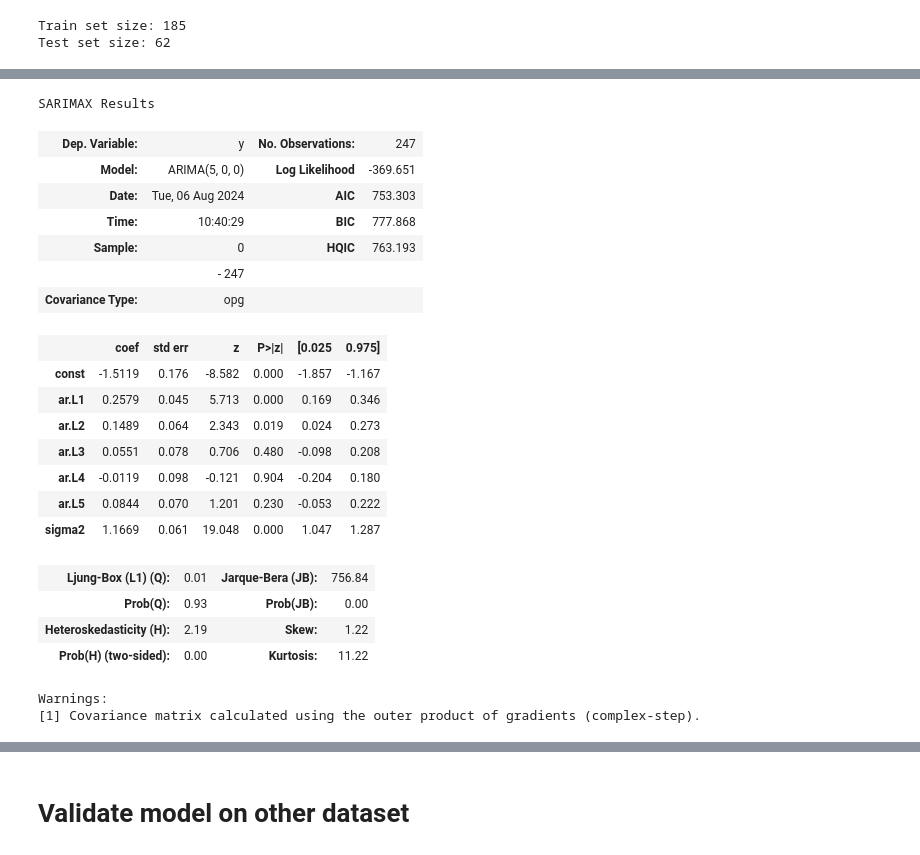
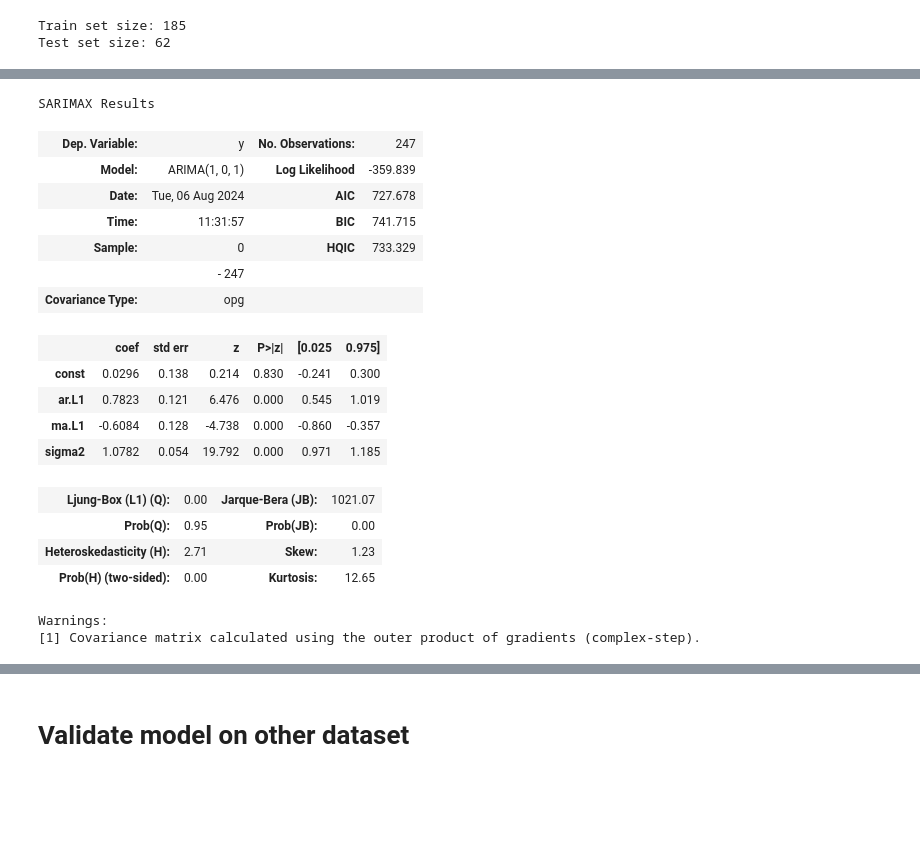
Before and after one commit to Zhengnan817/capstone, a Jupyter notebook: floridaLSTM.ipynb, the cells around one changed output, grey strips where cells are left out. Drawn from its saved outputs; the diff is of its cells as text; code cells hidden in the pictures; blank space fills up the shorter version.

```diff
--- a/floridaLSTM.ipynb
+++ b/floridaLSTM.ipynb
@@ -521,28 +520,25 @@ model_auto.resid
 # %%
-arima_model = ARIMA(residuals_test, order=(5, 0, 0))  # Note 'd' parameter is now 0 since the data is stationary.
+arima_model = ARIMA(residuals_test, order=(1, 0, 1))  # Note 'd' parameter is now 0 since the data is stationary.
 arima_model_fit = arima_model.fit()
 arima_model_fit.summary()
 # %% [output]
 SARIMAX Results
 | Dep. Variable: | y | No. Observations: | 247 |
-| Model: | ARIMA(5, 0, 0) | Log Likelihood | -369.651 |
-| Date: | Tue, 06 Aug 2024 | AIC | 753.303 |
-| Time: | 10:40:29 | BIC | 777.868 |
-| Sample: | 0 | HQIC | 763.193 |
+| Model: | ARIMA(1, 0, 1) | Log Likelihood | -359.839 |
+| Date: | Tue, 06 Aug 2024 | AIC | 727.678 |
+| Time: | 11:31:57 | BIC | 741.715 |
+| Sample: | 0 | HQIC | 733.329 |
 |  | - 247 |  |  |
 | Covariance Type: | opg |  |  |
 |  | coef | std err | z | P>|z| | [0.025 | 0.975] |
-| const | -1.5119 | 0.176 | -8.582 | 0.000 | -1.857 | -1.167 |
-| ar.L1 | 0.2579 | 0.045 | 5.713 | 0.000 | 0.169 | 0.346 |
-| ar.L2 | 0.1489 | 0.064 | 2.343 | 0.019 | 0.024 | 0.273 |
-| ar.L3 | 0.0551 | 0.078 | 0.706 | 0.480 | -0.098 | 0.208 |
-| ar.L4 | -0.0119 | 0.098 | -0.121 | 0.904 | -0.204 | 0.180 |
-| ar.L5 | 0.0844 | 0.070 | 1.201 | 0.230 | -0.053 | 0.222 |
-| sigma2 | 1.1669 | 0.061 | 19.048 | 0.000 | 1.047 | 1.287 |
+| const | 0.0296 | 0.138 | 0.214 | 0.830 | -0.241 | 0.300 |
+| ar.L1 | 0.7823 | 0.121 | 6.476 | 0.000 | 0.545 | 1.019 |
+| ma.L1 | -0.6084 | 0.128 | -4.738 | 0.000 | -0.860 | -0.357 |
+| sigma2 | 1.0782 | 0.054 | 19.792 | 0.000 | 0.971 | 1.185 |
-| Ljung-Box (L1) (Q): | 0.01 | Jarque-Bera (JB): | 756.84 |
-| Prob(Q): | 0.93 | Prob(JB): | 0.00 |
-| Heteroskedasticity (H): | 2.19 | Skew: | 1.22 |
-| Prob(H) (two-sided): | 0.00 | Kurtosis: | 11.22 |
+| Ljung-Box (L1) (Q): | 0.00 | Jarque-Bera (JB): | 1021.07 |
+| Prob(Q): | 0.95 | Prob(JB): | 0.00 |
+| Heteroskedasticity (H): | 2.71 | Skew: | 1.23 |
+| Prob(H) (two-sided): | 0.00 | Kurtosis: | 12.65 |
 Warnings:
 [1] Covariance matrix calculated using the outer product of gradients (complex-step).
 # %%
```
Also changed, not shown: parts of 22 cells of this notebook, 1 other file.
